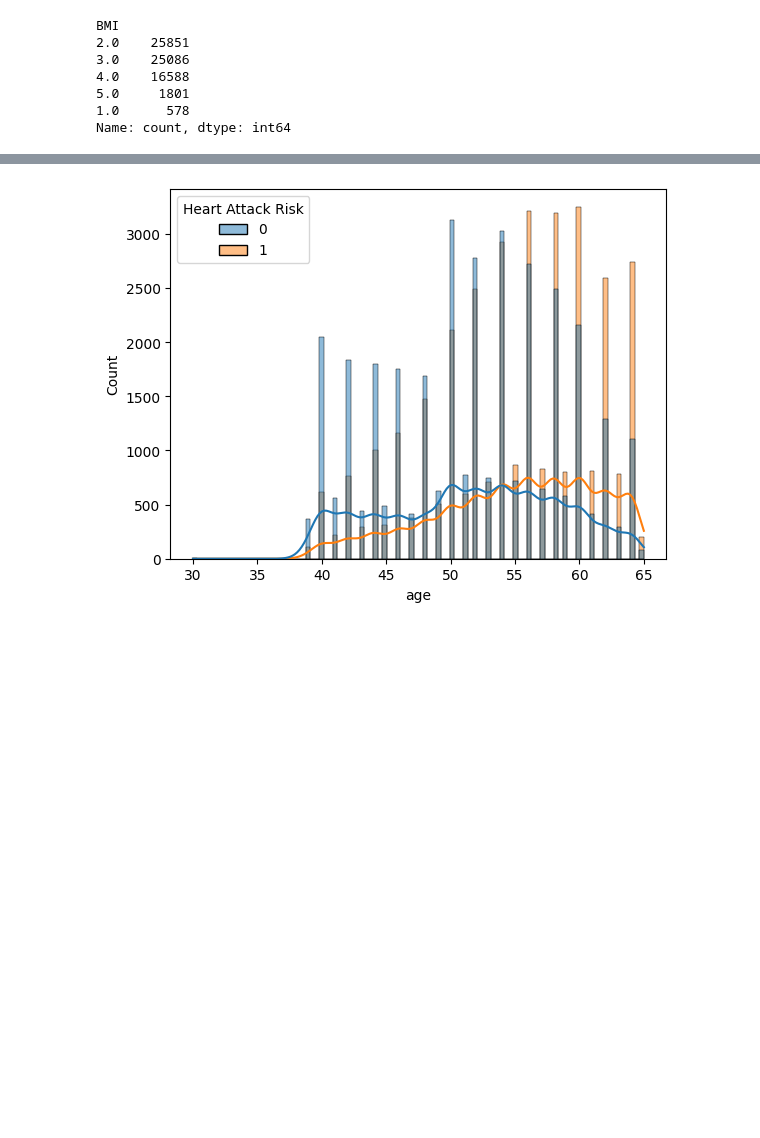
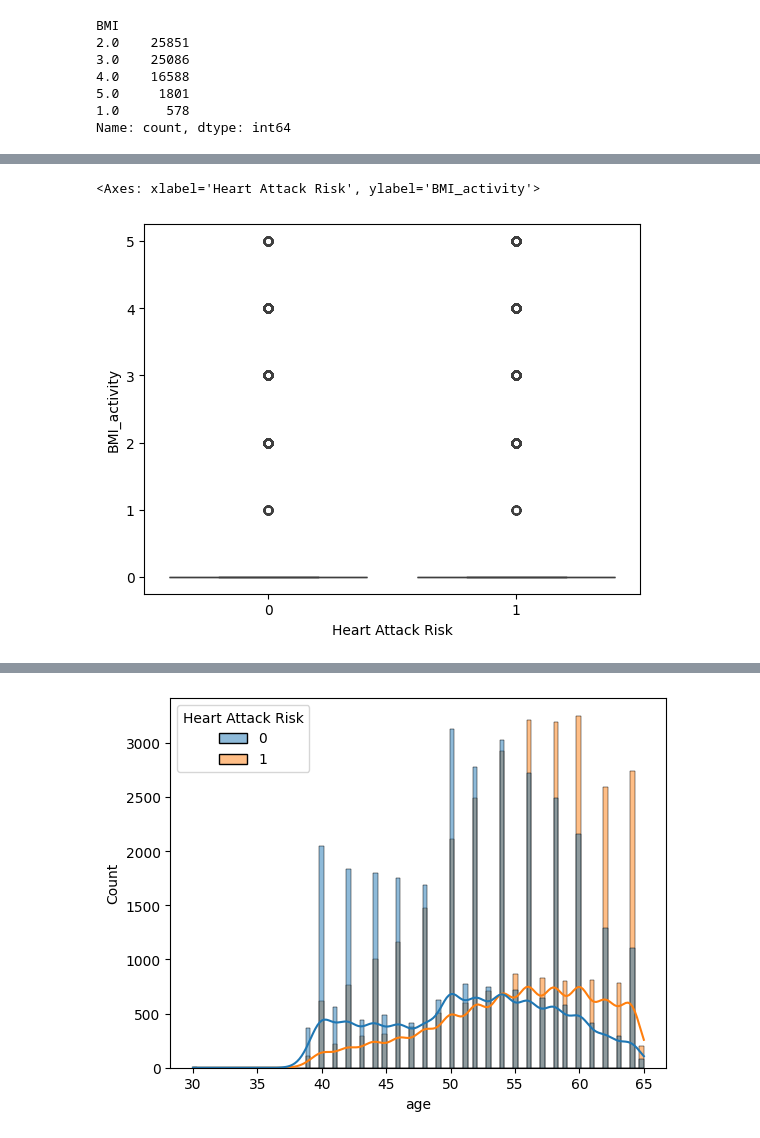
Before and after one commit to SukaynaHa/ai-projects, a Jupyter notebook: HeartGardD2.ipynb, the cells around one changed output, grey strips where cells are left out. Saved outputs shown, nothing was run; the diff lists cells and outputs as text; code cells hidden in the pictures; blank space fills up the shorter version.

```diff
--- a/HeartGardD2.ipynb
+++ b/HeartGardD2.ipynb
@@ -608,0 +639,6 @@ Name: count, dtype: int64
+# %%
+import seaborn as sns
+sns.boxplot(x='Heart Attack Risk', y='BMI_activity', data=hearGardaData)
+# %% [output]
+<Axes: xlabel='Heart Attack Risk', ylabel='BMI_activity'>
+[figure, added]
```
Also changed, not shown: parts of 36 cells of this notebook, 14 other files.
